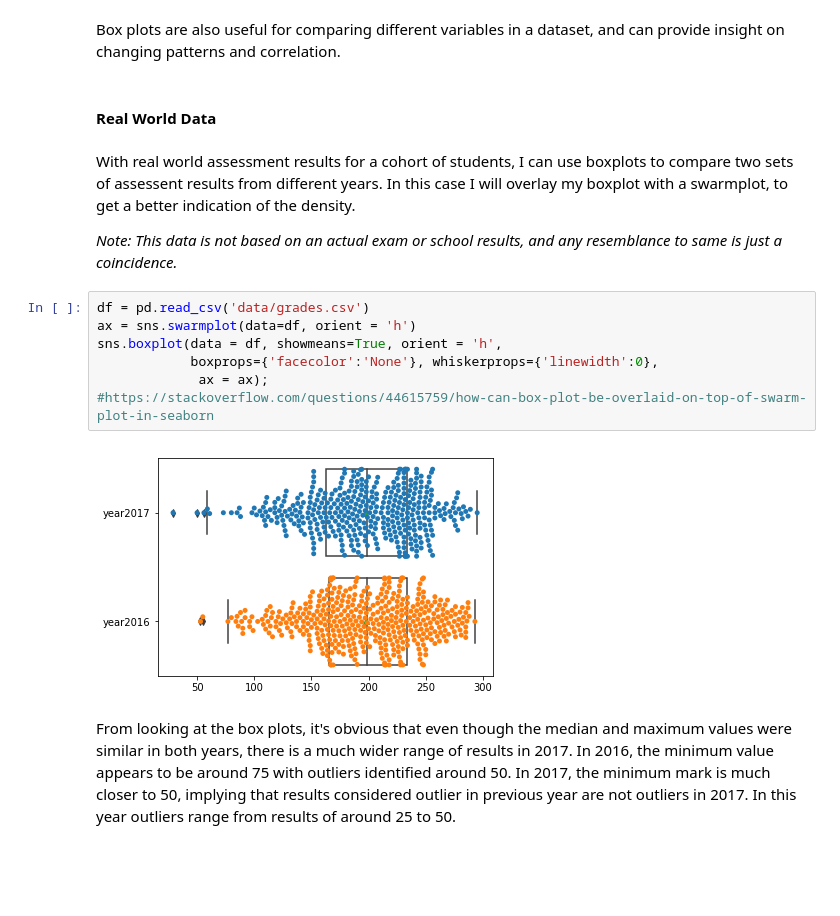
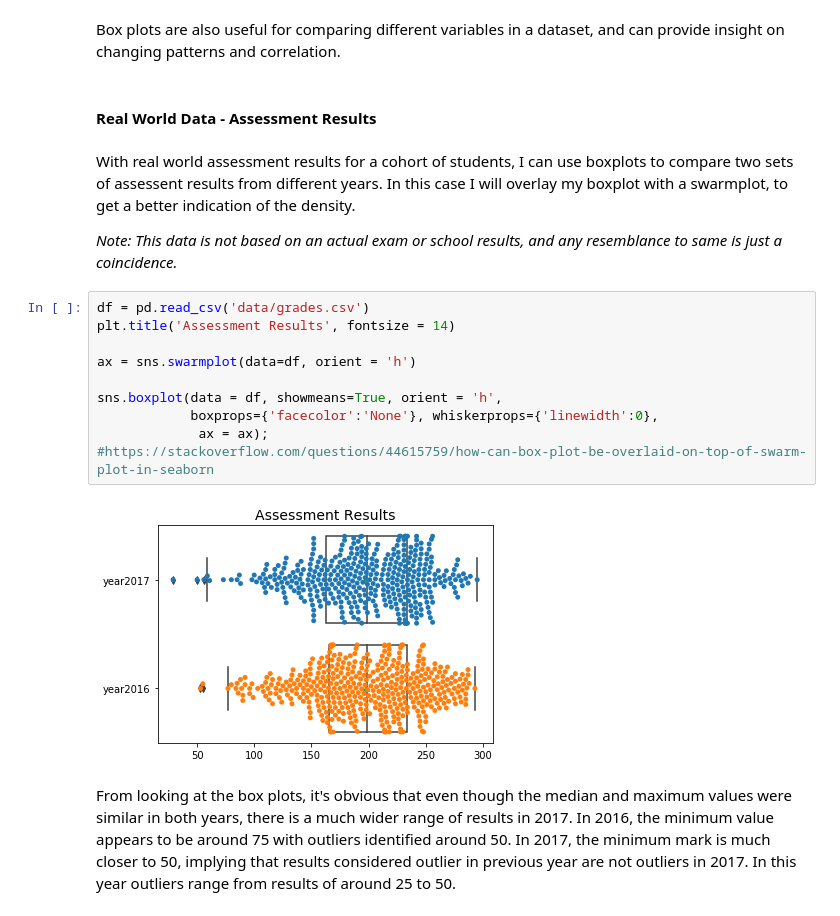
Before and after one commit to MarionMcG/fundamentals_data_analysis, a Jupyter notebook: boxplots.ipynb, the cells around one changed output. Cells and saved outputs as stored; diff of their text form; blank space fills up the shorter version.

```diff
--- a/boxplots.ipynb
+++ b/boxplots.ipynb
@@ -203,20 +203,23 @@ sns.distplot(uni, hist= False, label = 'No Skew',
 # %% [markdown]
 Box plots are also useful for comparing different variables in a dataset, and can provide insight on changing patterns and correlation.
 # %% [markdown]
-#### Real World Data
+#### Real World Data - Assessment Results
 # %% [markdown]
 With real world assessment results for a cohort of students, I can use boxplots to compare two sets of assessent results from different years. In this case I will overlay my boxplot with a swarmplot, to get a better indication of the density.
 
 _Note: This data is not based on an actual exam or school results, and any resemblance to same is just a coincidence._
 # %%
 df = pd.read_csv('data/grades.csv')
+plt.title('Assessment Results', fontsize = 14)
+
 ax = sns.swarmplot(data=df, orient = 'h')
+
 sns.boxplot(data = df, showmeans=True, orient = 'h',
             boxprops={'facecolor':'None'}, whiskerprops={'linewidth':0},
              ax = ax);
 #https://stackoverflow.com/questions/44615759/how-can-box-plot-be-overlaid-on-top-of-swarm-plot-in-seaborn
 # %% [output]
-[figure, old version]
+[figure, new version]
 # %% [markdown]
 From looking at the box plots, it's obvious that even though the median and maximum values were similar in both years, there is a much wider range of results in 2017. In 2016, the minimum value appears to be around 75 with outliers identified around 50. In 2017, the minimum mark is much closer to 50, implying that results considered outlier in previous year are not outliers in 2017. In this year outliers range from results of around 25 to 50.
 # %%
```
Also changed, not shown: parts of 7 cells of this notebook.
